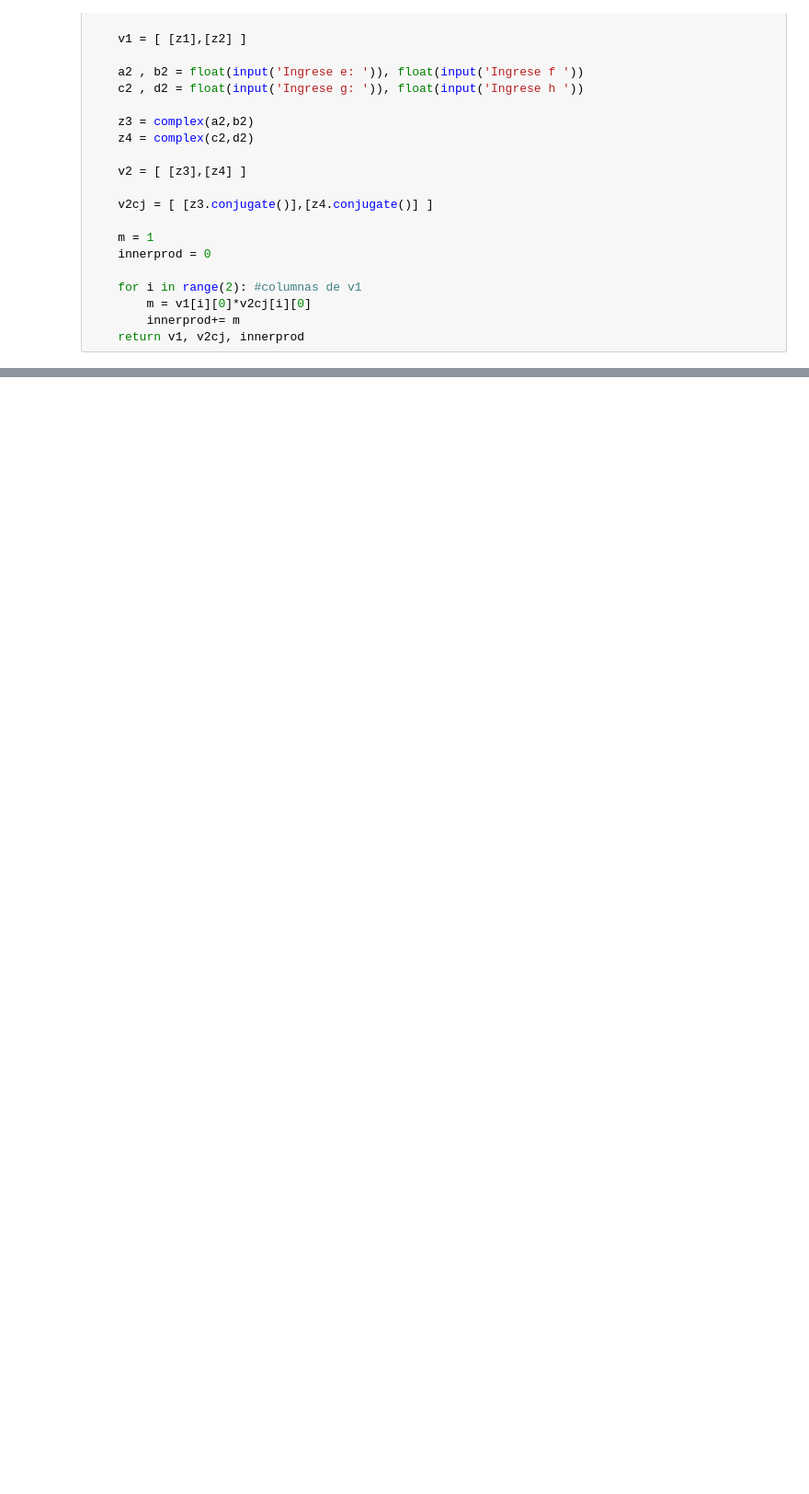
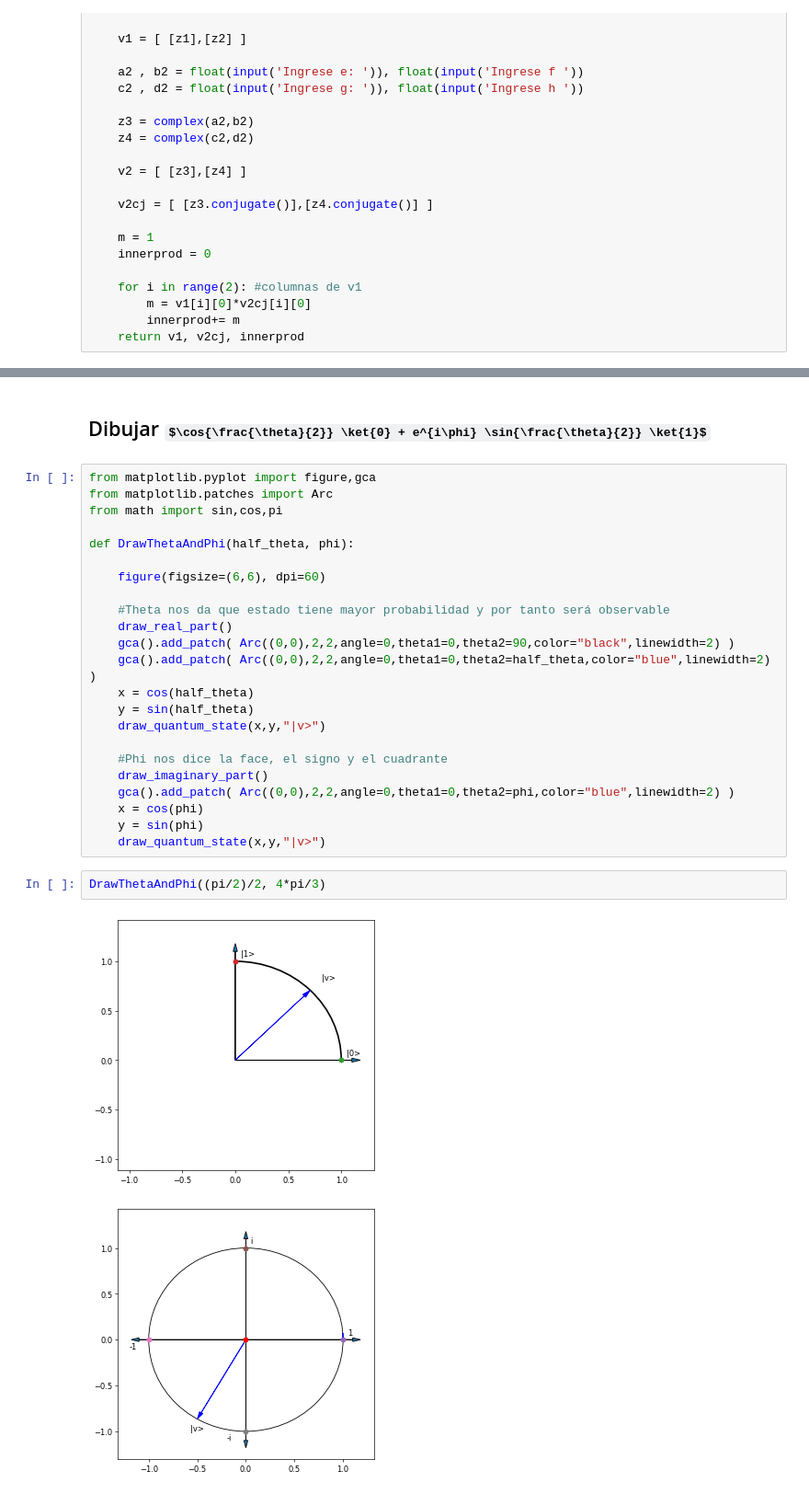
Before and after one commit to Crisel8a/QuantumComputing, a Jupyter notebook: Complejos Crisela.ipynb, the cells around one changed output, grey strips where cells are left out. Shown: that part at 92% size. Cells and saved outputs as stored; diff of their text form; some formulas as TeX source; blank space fills up the shorter version.

```diff
--- a/Complejos Crisela.ipynb
+++ b/Complejos Crisela.ipynb
@@ -351,0 +392,30 @@ Ingrese h  0
+# %% [markdown]
+## Dibujar $\cos{\frac{\theta}{2}} \ket{0} + e^{i\phi} \sin{\frac{\theta}{2}} \ket{1}$
+# %%
+from matplotlib.pyplot import figure,gca
+from matplotlib.patches import Arc
+from math import sin,cos,pi
+
+def DrawThetaAndPhi(half_theta, phi):
+
+    figure(figsize=(6,6), dpi=60)
+
+    #Theta nos da que estado tiene mayor probabilidad y por tanto será observable
+    draw_real_part()
+    gca().add_patch( Arc((0,0),2,2,angle=0,theta1=0,theta2=90,color="black",linewidth=2) )
+    gca().add_patch( Arc((0,0),2,2,angle=0,theta1=0,theta2=half_theta,color="blue",linewidth=2) )
+    x = cos(half_theta)
+    y = sin(half_theta)
+    draw_quantum_state(x,y,"|v>")
+
+    #Phi nos dice la face, el signo y el cuadrante
+    draw_imaginary_part()
+    gca().add_patch( Arc((0,0),2,2,angle=0,theta1=0,theta2=phi,color="blue",linewidth=2) )
+    x = cos(phi)
+    y = sin(phi)
+    draw_quantum_state(x,y,"|v>")
+# %%
+DrawThetaAndPhi((pi/2)/2, 4*pi/3)
+# %% [output]
+[figure, added]
+[figure, added]
```
Also changed, not shown: parts of 33 cells of this notebook.
